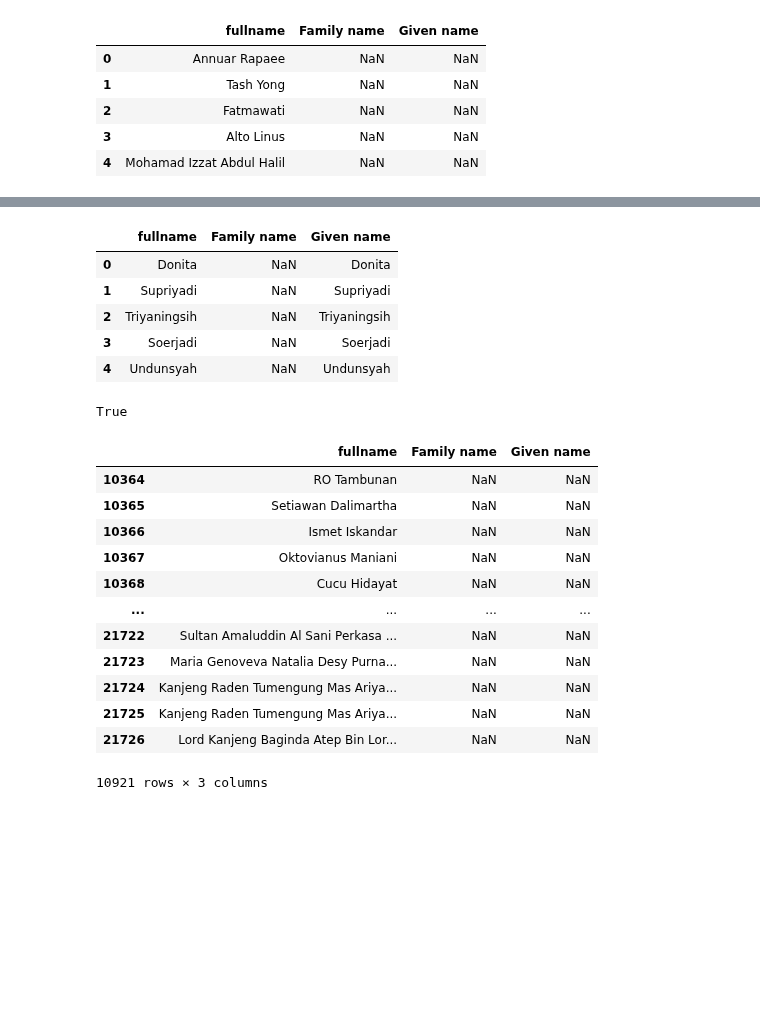
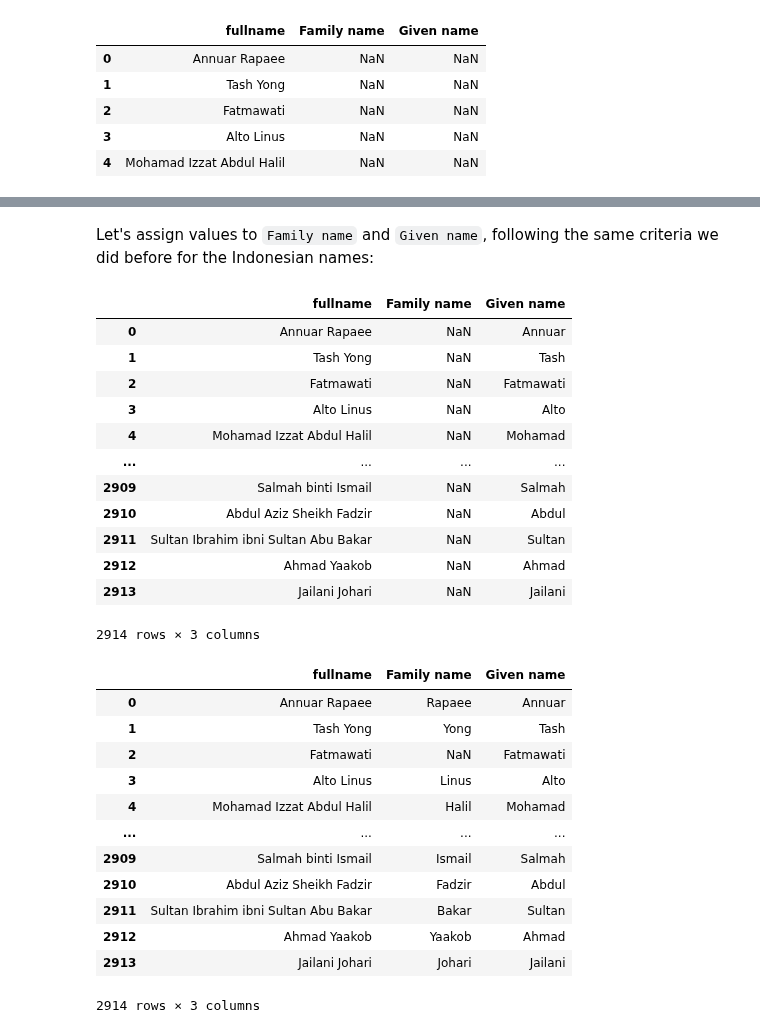
Before and after one commit to Exiger-project/Name_Of_Origin_Project-, a Jupyter notebook: IndoMalayNames.ipynb, the cells around one changed output, grey strips where cells are left out. Drawn from its saved outputs; the diff is of its cells as text; code cells hidden in the pictures; blank space fills up the shorter version.

```diff
--- a/IndoMalayNames.ipynb
+++ b/IndoMalayNames.ipynb
@@ -14,5 +201,5 @@ df_indo.head()
 # %%
-df_malay = pd.read_excel('EXGR_Malay names.xlsx')
+df_malay = pd.read_excel('name_data/exigerData/EXGR_Malay names.xlsx')
 df_malay.head()
 # %% [output]
 |  | Unnamed: 0 | fullname | Family name | Given name |
@@ -63,0 +263,5 @@ df_malay.head()
+# %%
+df_malay['fullname'] = df_malay['fullname'].apply(lambda name: name if name.find('(') == -1 else name[:name.find('(')])
+non_alnum_names_malay = [name for name in df_malay['fullname'] if not str.isalnum(name.replace(' ', ''))]
+print(len(non_alnum_names_malay))
+non_alnum_names_malay
@@ -112,30 +295,36 @@ df_indo2.head()
-# %%
-df_indo2.drop(columns = ['Unnamed: 0', 'Designation', 'Comment', 'Unnamed: 6', 'Unnamed: 7'], inplace = True)
-df_indo2.head()
-# %% [output]
-|  | fullname | Family name | Given name |
-| 0 | Donita | NaN | Donita |
-| 1 | Supriyadi | NaN | Supriyadi |
-| 2 | Triyaningsih | NaN | Triyaningsih |
-| 3 | Soerjadi | NaN | Soerjadi |
-| 4 | Undunsyah | NaN | Undunsyah |
-# %%
-np.any(df_indo2['Given name'].isnull())
-# %% [output]
-True
-# %%
-df_indo2[df_indo2['Given name'].isnull()]
-# %% [output]
-|  | fullname | Family name | Given name |
-| 10364 | RO Tambunan | NaN | NaN |
-| 10365 | Setiawan Dalimartha | NaN | NaN |
-| 10366 | Ismet Iskandar | NaN | NaN |
-| 10367 | Oktovianus Maniani | NaN | NaN |
-| 10368 | Cucu Hidayat | NaN | NaN |
-| ... | ... | ... | ... |
-| 21722 | Sultan Amaluddin Al Sani Perkasa ... | NaN | NaN |
-| 21723 | Maria Genoveva Natalia Desy Purna... | NaN | NaN |
-| 21724 | Kanjeng Raden Tumengung Mas Ariya... | NaN | NaN |
-| 21725 | Kanjeng Raden Tumengung Mas Ariya... | NaN | NaN |
-| 21726 | Lord Kanjeng Baginda Atep Bin Lor... | NaN | NaN |
-10921 rows × 3 columns
+# %% [markdown]
+Let's assign values to `Family name` and `Given name`, following the same criteria we did before for the Indonesian names:
+# %%
+df_malay['Given name'] = df_malay['fullname'].apply(lambda name: name if name.find(' ') == -1 else name[:name.find(' ')])
+df_malay
+# %% [output]
+|  | fullname | Family name | Given name |
+| 0 | Annuar Rapaee | NaN | Annuar |
+| 1 | Tash Yong | NaN | Tash |
+| 2 | Fatmawati | NaN | Fatmawati |
+| 3 | Alto Linus | NaN | Alto |
+| 4 | Mohamad Izzat Abdul Halil | NaN | Mohamad |
+| ... | ... | ... | ... |
+| 2909 | Salmah binti Ismail | NaN | Salmah |
+| 2910 | Abdul Aziz Sheikh Fadzir | NaN | Abdul |
+| 2911 | Sultan Ibrahim ibni Sultan Abu Bakar | NaN | Sultan |
+| 2912 | Ahmad Yaakob | NaN | Ahmad |
+| 2913 | Jailani Johari | NaN | Jailani |
+2914 rows × 3 columns
+# %%
+df_malay['Family name'] = df_malay['fullname'].apply(lambda name: np.nan if name.find(' ') == -1 else name[name.rfind(' ')+1:])
+df_malay
+# %% [output]
+|  | fullname | Family name | Given name |
+| 0 | Annuar Rapaee | Rapaee | Annuar |
+| 1 | Tash Yong | Yong | Tash |
+| 2 | Fatmawati | NaN | Fatmawati |
+| 3 | Alto Linus | Linus | Alto |
+| 4 | Mohamad Izzat Abdul Halil | Halil | Mohamad |
+| ... | ... | ... | ... |
+| 2909 | Salmah binti Ismail | Ismail | Salmah |
+| 2910 | Abdul Aziz Sheikh Fadzir | Fadzir | Abdul |
+| 2911 | Sultan Ibrahim ibni Sultan Abu Bakar | Bakar | Sultan |
+| 2912 | Ahmad Yaakob | Yaakob | Ahmad |
+| 2913 | Jailani Johari | Johari | Jailani |
+2914 rows × 3 columns
```
Also changed, not shown: parts of 49 cells of this notebook.
